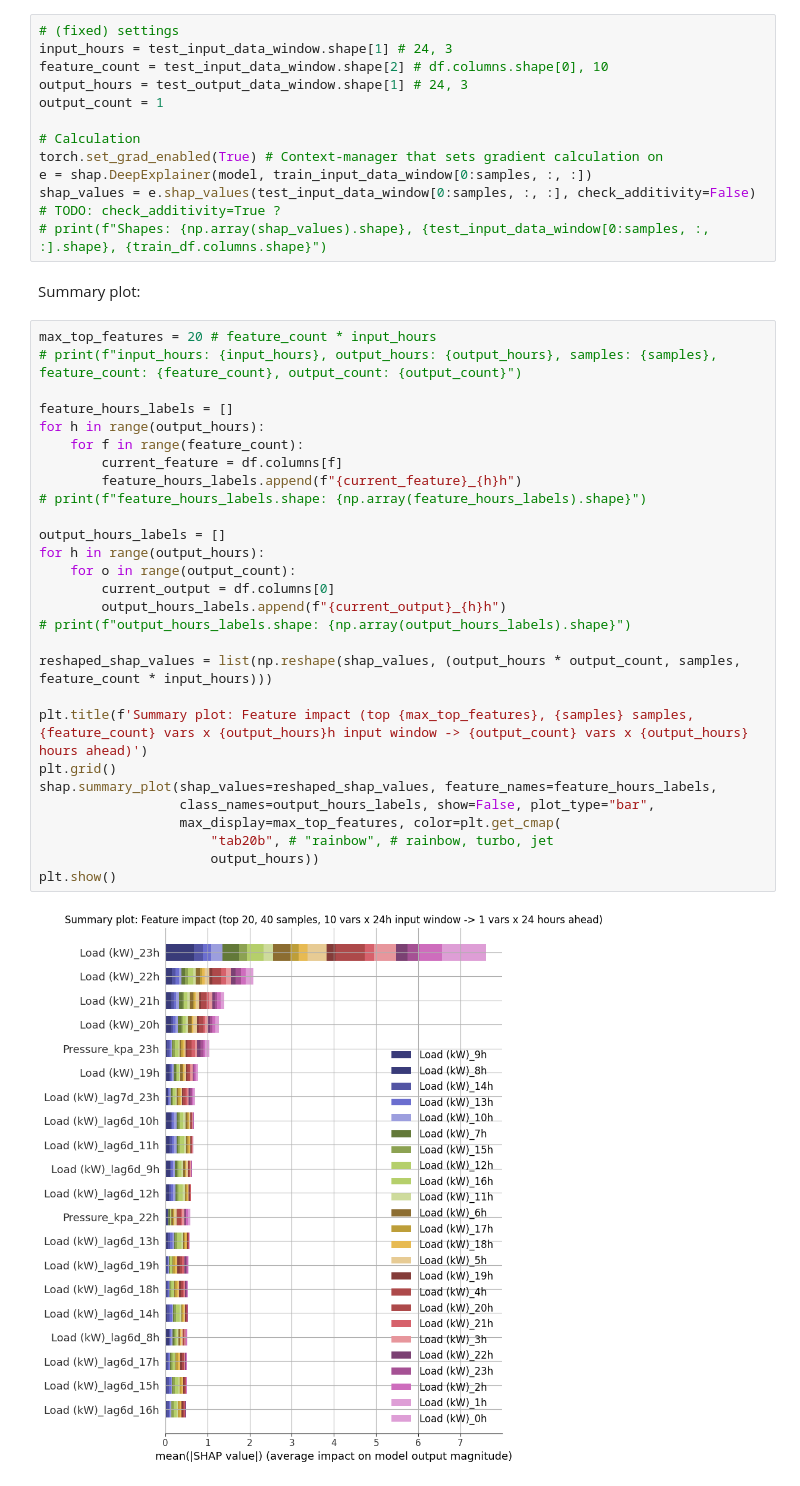
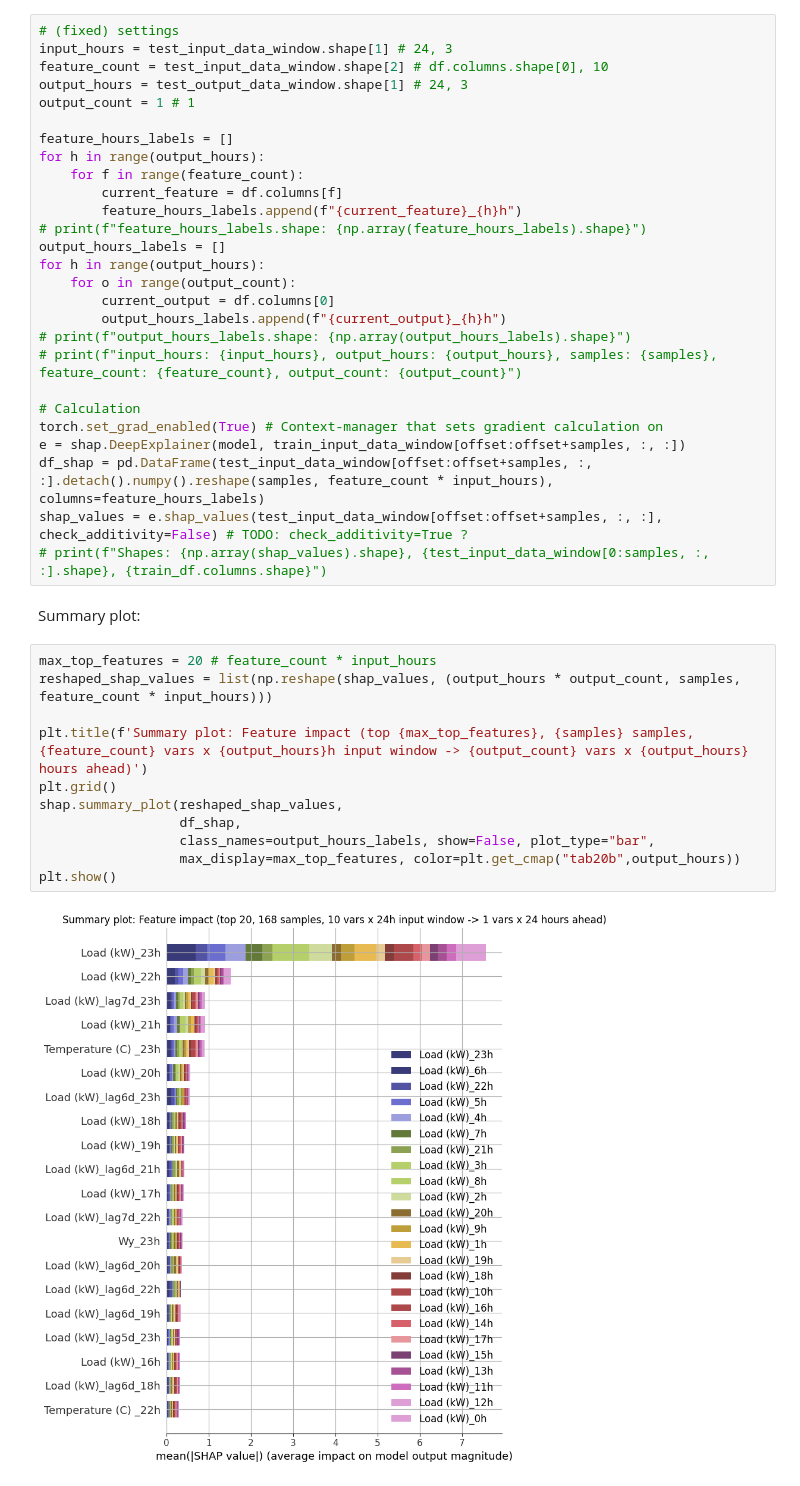
Before and after one commit to temp3rr0r/DR-DNN, a Jupyter notebook: Load_kW_NoDR.ipynb, the cells around one changed output. Cells and saved outputs as stored; diff of their text form.

```diff
--- a/Load_kW_NoDR.ipynb
+++ b/Load_kW_NoDR.ipynb
@@ -635,42 +634,40 @@ SHAPley value calculation:
 input_hours = test_input_data_window.shape[1] # 24, 3
 feature_count = test_input_data_window.shape[2] # df.columns.shape[0], 10
 output_hours = test_output_data_window.shape[1] # 24, 3
-output_count = 1
+output_count = 1 # 1
+
+feature_hours_labels = []
+for h in range(output_hours):
+    for f in range(feature_count):
+        current_feature = df.columns[f]
+        feature_hours_labels.append(f"{current_feature}_{h}h")
+# print(f"feature_hours_labels.shape: {np.array(feature_hours_labels).shape}")
+output_hours_labels = []
+for h in range(output_hours):
+    for o in range(output_count):
+        current_output = df.columns[0]
+        output_hours_labels.append(f"{current_output}_{h}h")
+# print(f"output_hours_labels.shape: {np.array(output_hours_labels).shape}")
+# print(f"input_hours: {input_hours}, output_hours: {output_hours}, samples: {samples}, feature_count: {feature_count}, output_count: {output_count}")
 
 # Calculation
 torch.set_grad_enabled(True) # Context-manager that sets gradient calculation on
-e = shap.DeepExplainer(model, train_input_data_window[0:samples, :, :])
-shap_values = e.shap_values(test_input_data_window[0:samples, :, :], check_additivity=False) # TODO: check_additivity=True ?
+e = shap.DeepExplainer(model, train_input_data_window[offset:offset+samples, :, :])
+df_shap = pd.DataFrame(test_input_data_window[offset:offset+samples, :, :].detach().numpy().reshape(samples, feature_count * input_hours), columns=feature_hours_labels)
+shap_values = e.shap_values(test_input_data_window[offset:offset+samples, :, :], check_additivity=False) # TODO: check_additivity=True ?
 # print(f"Shapes: {np.array(shap_values).shape}, {test_input_data_window[0:samples, :, :].shape}, {train_df.columns.shape}")
 # %% [markdown]
 Summary plot:
 # %%
 max_top_features = 20 # feature_count * input_hours
-# print(f"input_hours: {input_hours}, output_hours: {output_hours}, samples: {samples}, feature_count: {feature_count}, output_count: {output_count}")
-
-feature_hours_labels = []
-for h in range(output_hours):
-    for f in range(feature_count):
-        current_feature = df.columns[f]
-        feature_hours_labels.append(f"{current_feature}_{h}h")
-# print(f"feature_hours_labels.shape: {np.array(feature_hours_labels).shape}")
-
-output_hours_labels = []
-for h in range(output_hours):
-    for o in range(output_count):
-        current_output = df.columns[0]
-        output_hours_labels.append(f"{current_output}_{h}h")
-# print(f"output_hours_labels.shape: {np.array(output_hours_labels).shape}")
-
 reshaped_shap_values = list(np.reshape(shap_values, (output_hours * output_count, samples, feature_count * input_hours)))
 
 plt.title(f'Summary plot: Feature impact (top {max_top_features}, {samples} samples, {feature_count} vars x {output_hours}h input window -> {output_count} vars x {output_hours} hours ahead)')
 plt.grid()
-shap.summary_plot(shap_values=reshaped_shap_values, feature_names=feature_hours_labels,
+shap.summary_plot(reshaped_shap_values,
+                  df_shap,
                   class_names=output_hours_labels, show=False, plot_type="bar",
-                  max_display=max_top_features, color=plt.get_cmap(
-                      "tab20b", # "rainbow", # rainbow, turbo, jet
-                      output_hours))
+                  max_display=max_top_features, color=plt.get_cmap("tab20b",output_hours))
 plt.show()
 # %% [output]
-[figure, old version]
+[figure, new version]
```
Also changed, not shown: parts of 4 cells of this notebook, 5 other files.
